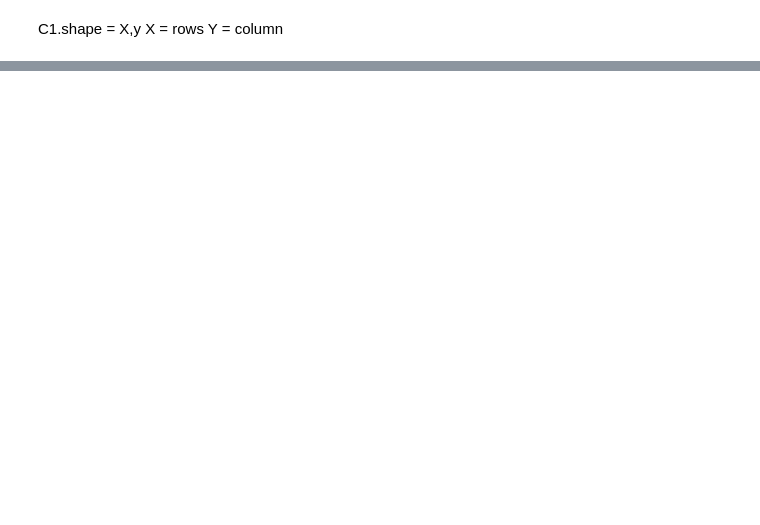
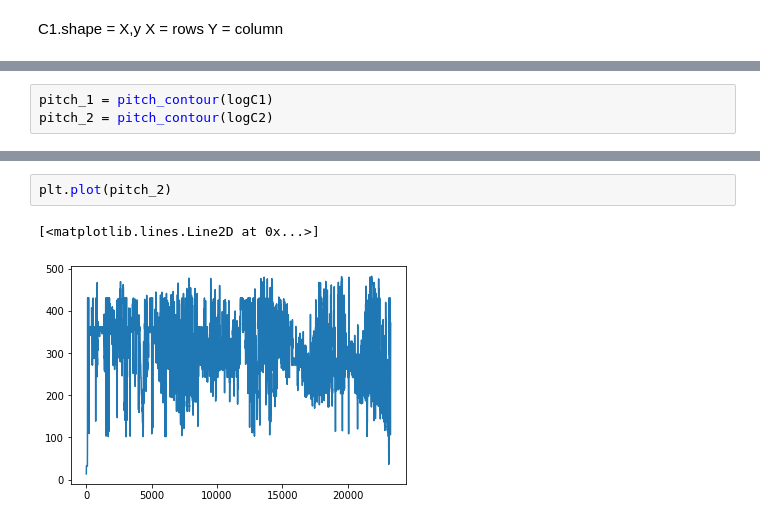
Before and after one commit to Kodhandarama/Audio_Analysis, a Jupyter notebook: pitch_contour.ipynb, the cells around one changed output, grey strips where cells are left out. Drawn from its saved outputs; the diff is of its cells as text; blank space fills up the shorter version.

```diff
--- a/pitch_contour.ipynb
+++ b/pitch_contour.ipynb
@@ -54 +96,4 @@ for k in range(0,j):
+# %%
+pitch_1 = pitch_contour(logC1)
+pitch_2 = pitch_contour(logC2)
 # %%
@@ -63,0 +104,5 @@ plt.stem(np.histogram(a)[0])
+# %%
+plt.plot(pitch_2)
+# %% [output]
+[<matplotlib.lines.Line2D at 0x...>]
+[figure, added]
```
Also changed, not shown: parts of 11 cells of this notebook.
